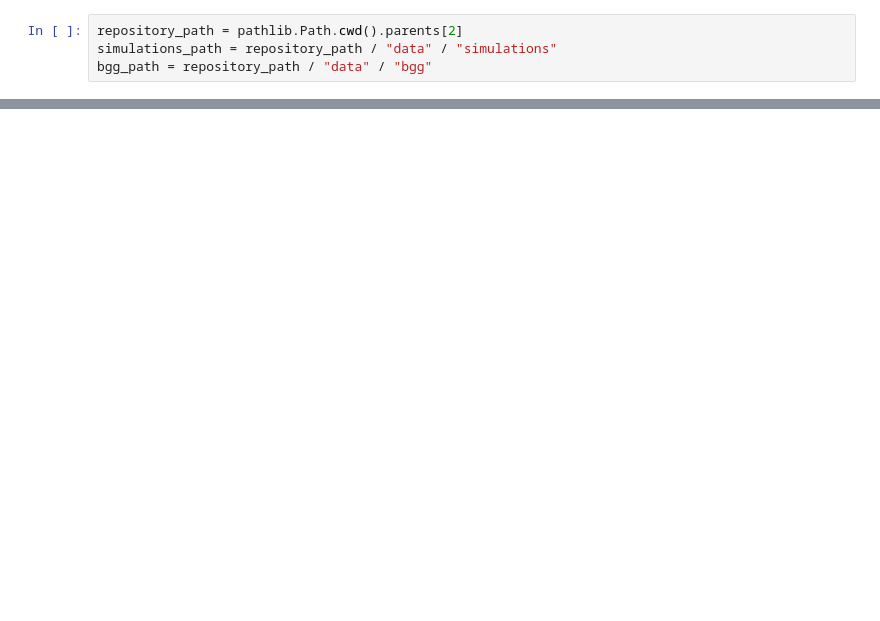
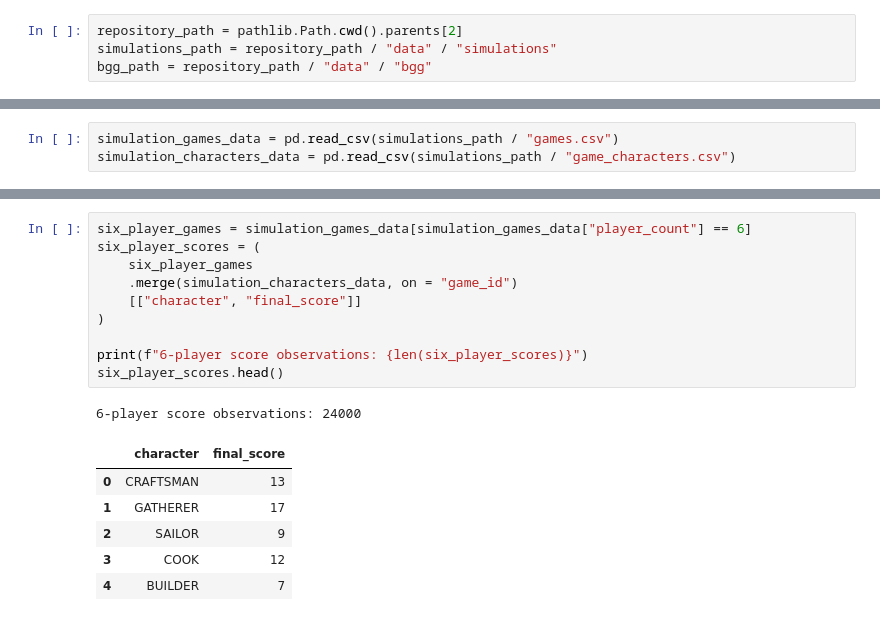
Before and after one commit to simo21-ss/volcano-rush, a Jupyter notebook: notebooks/data_science/hypotheses/3_hypothesis_character_dominance.ipynb, the cells around one changed output, grey strips where cells are left out. Saved outputs shown, nothing was run; the diff lists cells and outputs as text; blank space fills up the shorter version.

```diff
--- a/notebooks/data_science/hypotheses/3_hypothesis_character_dominance.ipynb
+++ b/notebooks/data_science/hypotheses/3_hypothesis_character_dominance.ipynb
@@ -29,0 +14,3 @@ bgg_path = repository_path / "data" / "bgg"
+# %%
+simulation_games_data = pd.read_csv(simulations_path / "games.csv")
+simulation_characters_data = pd.read_csv(simulations_path / "game_characters.csv")
@@ -29,0 +34,18 @@ bgg_path = repository_path / "data" / "bgg"
+# %%
+six_player_games = simulation_games_data[simulation_games_data["player_count"] == 6]
+six_player_scores = (
+    six_player_games
+    .merge(simulation_characters_data, on = "game_id")
+    [["character", "final_score"]]
+)
+
+print(f"6-player score observations: {len(six_player_scores)}")
+six_player_scores.head()
+# %% [output]
+6-player score observations: 24000
+|  | character | final_score |
+| 0 | CRAFTSMAN | 13 |
+| 1 | GATHERER | 17 |
+| 2 | SAILOR | 9 |
+| 3 | COOK | 12 |
+| 4 | BUILDER | 7 |
```
Also changed, not shown: parts of 14 cells of this notebook.
